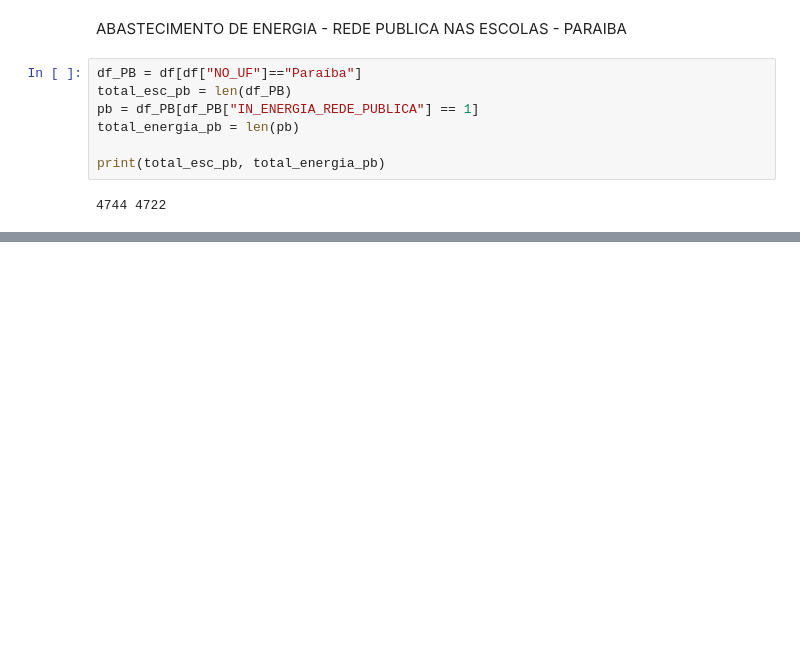
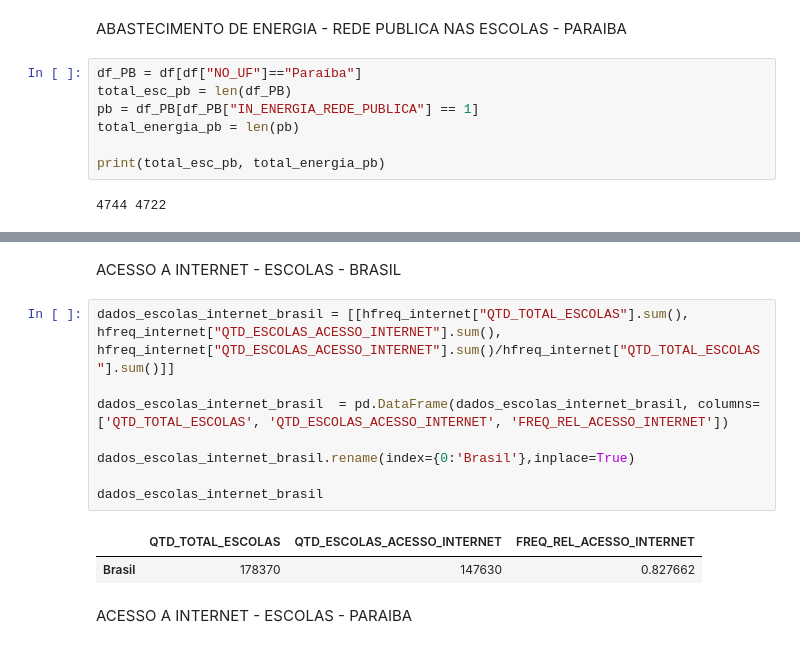
Before and after one commit to analluvias/dashboard, a Jupyter notebook: dashboard.ipynb, the cells around one changed output, grey strips where cells are left out. Cells and saved outputs as stored; diff of their text form; blank space fills up the shorter version.

```diff
--- a/dashboard.ipynb
+++ b/dashboard.ipynb
@@ -413,0 +462,15 @@ dados_escolas_energia_pb
+# %% [markdown]
+ACESSO A INTERNET - ESCOLAS - BRASIL
+# %%
+dados_escolas_internet_brasil = [[hfreq_internet["QTD_TOTAL_ESCOLAS"].sum(), hfreq_internet["QTD_ESCOLAS_ACESSO_INTERNET"].sum(), hfreq_internet["QTD_ESCOLAS_ACESSO_INTERNET"].sum()/hfreq_internet["QTD_TOTAL_ESCOLAS"].sum()]]
+
+dados_escolas_internet_brasil  = pd.DataFrame(dados_escolas_internet_brasil, columns=['QTD_TOTAL_ESCOLAS', 'QTD_ESCOLAS_ACESSO_INTERNET', 'FREQ_REL_ACESSO_INTERNET'])
+
+dados_escolas_internet_brasil.rename(index={0:'Brasil'},inplace=True)
+
+dados_escolas_internet_brasil
+# %% [output]
+|  | QTD_TOTAL_ESCOLAS | QTD_ESCOLAS_ACESSO_INTERNET | FREQ_REL_ACESSO_INTERNET |
+| Brasil | 178370 | 147630 | 0.827662 |
+# %% [markdown]
+ACESSO A INTERNET - ESCOLAS - PARAIBA
```
Also changed, not shown: parts of 9 cells of this notebook.
